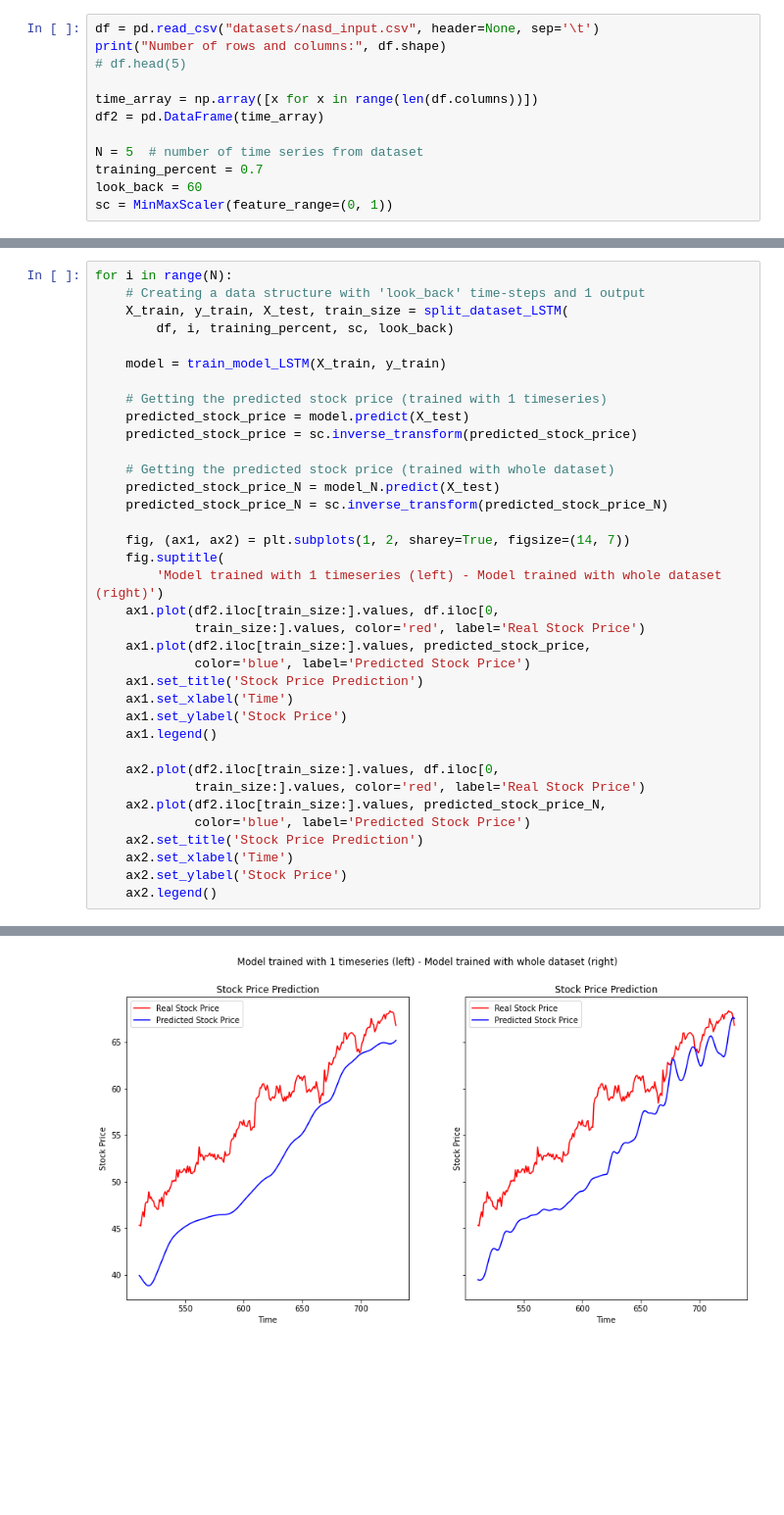
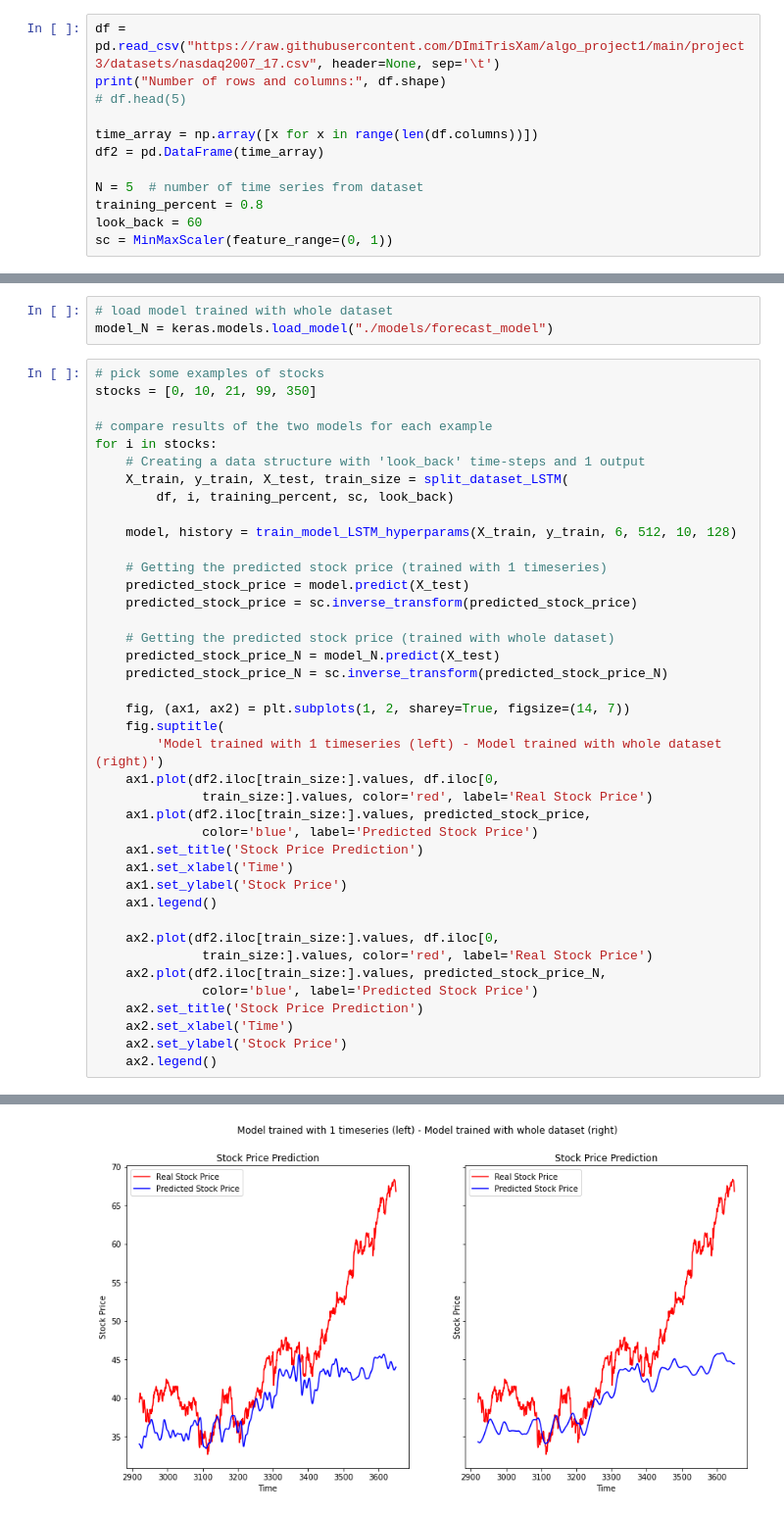
Before and after one commit to DImiTrisXam/algo_project1, a Jupyter notebook: project3/forecast.ipynb, the cells around one changed output, grey strips where cells are left out. Shown at 98% size. Drawn from its saved outputs; the diff is of its cells as text; blank space fills up the shorter version.

Commit message:
forecast done

```diff
--- a/project3/forecast.ipynb
+++ b/project3/forecast.ipynb
@@ -9,6 +9,6 @@ from functions import split_dataset_LSTM, train_model_LSTM, train_model_LSTM_inc
 %matplotlib inline
 # %%
-df = pd.read_csv("datasets/nasd_input.csv", header=None, sep='\t')
+df = pd.read_csv("https://raw.githubusercontent.com/DImiTrisXam/algo_project1/main/project3/datasets/nasdaq2007_17.csv", header=None, sep='\t')
 print("Number of rows and columns:", df.shape)
 # df.head(5)
 
@@ -16,7 +16,7 @@ time_array = np.array([x for x in range(len(df.columns))])
 df2 = pd.DataFrame(time_array)
 
 N = 5  # number of time series from dataset
-training_percent = 0.7
+training_percent = 0.8
 look_back = 60
 sc = MinMaxScaler(feature_range=(0, 1))
 # %% [output]
@@ -45,10 +24,17 @@ Epoch 10/10
+# %%
+# load model trained with whole dataset
+model_N = keras.models.load_model("./models/forecast_model")
 # %%
-for i in range(N):
+# pick some examples of stocks
+stocks = [0, 10, 21, 99, 350]
+
+# compare results of the two models for each example
+for i in stocks:
     # Creating a data structure with 'look_back' time-steps and 1 output
     X_train, y_train, X_test, train_size = split_dataset_LSTM(
         df, i, training_percent, sc, look_back)
 
-    model = train_model_LSTM(X_train, y_train)
+    model, history = train_model_LSTM_hyperparams(X_train, y_train, 6, 512, 10, 128)
 
     # Getting the predicted stock price (trained with 1 timeseries)
     predicted_stock_price = model.predict(X_test)
@@ -62,18 +48,18 @@ for i in range(N):
     fig.suptitle(
         'Model trained with 1 timeseries (left) - Model trained with whole dataset (right)')
     ax1.plot(df2.iloc[train_size:].values, df.iloc[0,
-             train_size:].values, color='red', label='Real Stock Price')
+              train_size:].values, color='red', label='Real Stock Price')
     ax1.plot(df2.iloc[train_size:].values, predicted_stock_price,
-             color='blue', label='Predicted Stock Price')
+              color='blue', label='Predicted Stock Price')
     ax1.set_title('Stock Price Prediction')
     ax1.set_xlabel('Time')
     ax1.set_ylabel('Stock Price')
     ax1.legend()
 
     ax2.plot(df2.iloc[train_size:].values, df.iloc[0,
-             train_size:].values, color='red', label='Real Stock Price')
+              train_size:].values, color='red', label='Real Stock Price')
     ax2.plot(df2.iloc[train_size:].values, predicted_stock_price_N,
-             color='blue', label='Predicted Stock Price')
+              color='blue', label='Predicted Stock Price')
     ax2.set_title('Stock Price Prediction')
     ax2.set_xlabel('Time')
     ax2.set_ylabel('Stock Price')
@@ -101 +87 @@ Epoch 10/10
-[figure, old version]
+[figure, new version]
```
Also changed, not shown: parts of 4 cells of this notebook, 2 other files.
